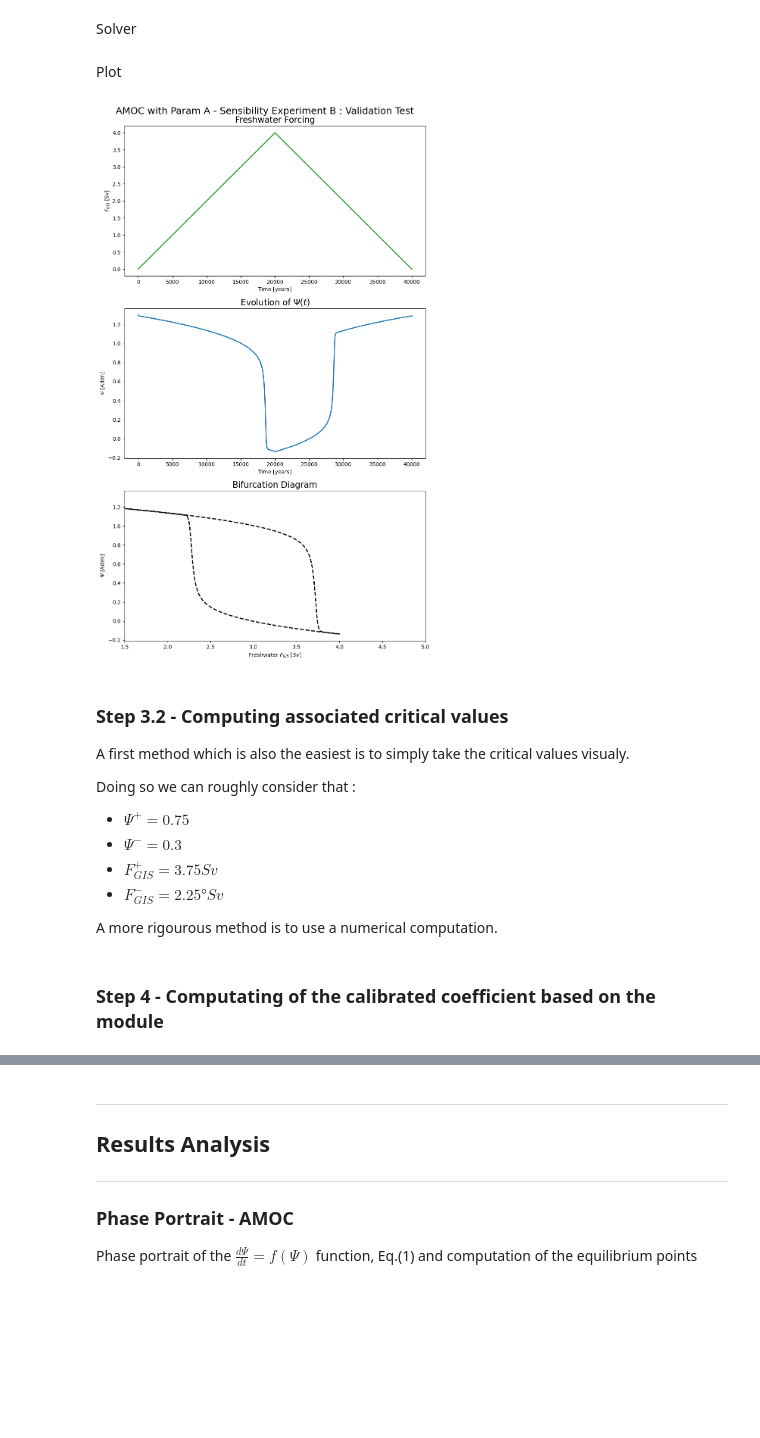
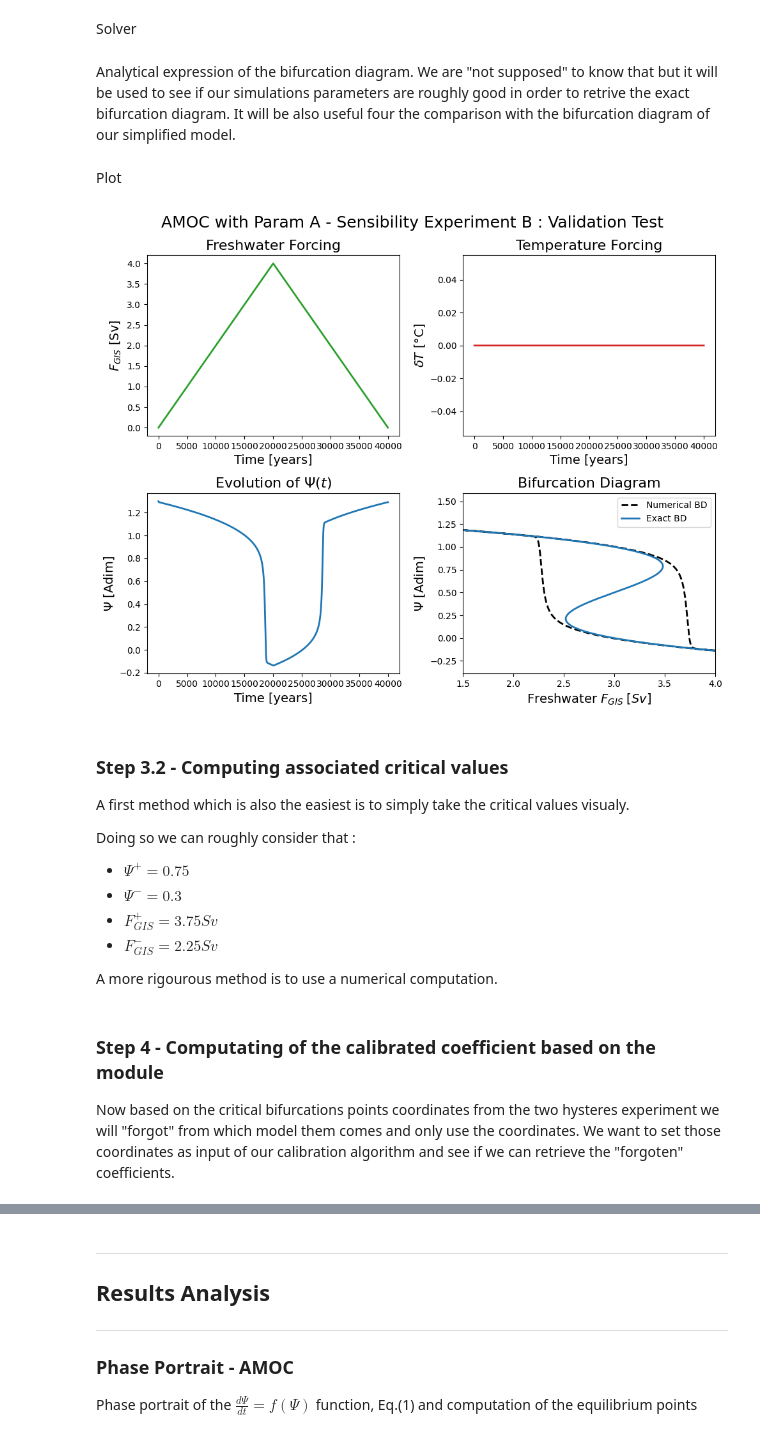
Before and after one commit to AmauryLaridon/LPHYS2299-Master-s-Thesis, a Jupyter notebook: AMOC-GIS Tipping Module/Tipping Module Calibration - Param A/Tipping Module Calibration ParamA.ipynb, the cells around one changed output, grey strips where cells are left out. Saved outputs shown, nothing was run; the diff lists cells and outputs as text; code cells hidden in the pictures; blank space fills up the shorter version.

Commit message:
cont valid test 2.0

```diff
--- a/AMOC-GIS Tipping Module/Tipping Module Calibration - Param A/Tipping Module Calibration ParamA.ipynb
+++ b/AMOC-GIS Tipping Module/Tipping Module Calibration - Param A/Tipping Module Calibration ParamA.ipynb
@@ -905,3 +910,6 @@ sol = solve_ivp(f, [t0, tend], y0, method="RK45", rtol=10**-6, t_eval=teval)
+# %%
+y = np.linspace(-0.3,1.5,1000)
+T = (y**3-a1_star*y**2-b1_star*y-c1_star-e12_star*F_cst)/d1_star
 # %% [markdown]
 Plot
 # %%
@@ -954,41 +972,56 @@ y0 = [1.3]  # initial value
 Parameterization of the forcing
 # %%
 # Parameterization of the temperature forcing - T constant
-forcing_temperature = interpolate.interp1d([t0,tend],[0,0],bounds_error= False, fill_value=0)
+T_cst = 0
+forcing_temperature = interpolate.interp1d([t0,tend],[T_cst,T_cst],bounds_error= False, fill_value=0)
 
 # Parameterization of the freshwater forcing
-forcing_freshwater = interpolate.interp1d([t0,(t0+tend)/2,tend],[0,4,0],bounds_error= False, fill_value=0)
+F_forcing_max = 4
+forcing_freshwater = interpolate.interp1d([t0,(t0+tend)/2,tend],[0,F_forcing_max,0],bounds_error= False, fill_value=0)
 # %% [markdown]
 Solver
 # %%
-sol = solve_ivp(f, [t0, tend], y0, method="RK45", rtol=10**-6, t_eval=teval)
+sol_ExpB = solve_ivp(f, [t0, tend], y0, method="RK45", rtol=10**-6, t_eval=teval)
+# %% [markdown]
+Analytical expression of the bifurcation diagram. We are "not supposed" to know that but it will be used to see if our simulations parameters are roughly good in order to retrive the exact bifurcation diagram. It will be also useful four the comparison with the bifurcation diagram of our simplified model.
+# %%
+y = np.linspace(-0.3,1.5,1000)
+F = (y**3-a1_star*y**2-b1_star*y-c1_star-d1_star*T_cst)/e12_star
 # %% [markdown]
 Plot
 # %%
-fig, [ax1, ax2, ax3] = plt.subplots(3, 1, figsize=(9, 15))
+fig, axes = plt.subplots(ncols=2, nrows=2, figsize=(10,8))
+ax1, ax2, ax3, ax4 = axes.flatten()
 
-fig.suptitle(
-    "AMOC with Param A - Sensibility Experiment B : Validation Test", size=18)
-ax1.plot(sol.t, forcing_freshwater(sol.t), lw=2, color="tab:green")
+fig.suptitle("AMOC with Param A - Sensibility Experiment B : Validation Test", size=18)
+
+ax1.plot(sol_ExpB.t, forcing_freshwater(sol_ExpB.t), lw=2, color="tab:green")
 ax1.set_title("Freshwater Forcing", size=16)
-ax1.set_xlabel("Time [years]")
-ax1.set_ylabel(r"$F_{GIS}$ [Sv]")
+ax1.set_xlabel("Time [years]", size=14)
+ax1.set_ylabel(r"$F_{GIS}$ [Sv]", size=14)
 
-ax2.plot(sol.t, sol.y[0], lw=2, color="tab:blue")
-ax2.set_title("Evolution of " + r"$\Psi(t)$", size=16)
-ax2.set_xlabel("Time [years]")
-ax2.set_ylabel(r"$\Psi$ [Adim]")
+ax2.plot(sol_ExpB.t, forcing_temperature(sol_ExpB.t), lw=2, color="tab:red")
+ax2.set_title("Temperature Forcing", size=16)
+ax2.set_xlabel("Time [years]", size=14)
+ax2.set_ylabel(r"$\delta T$ [°C]", size=14)
 
-ax3.plot(forcing_freshwater(sol.t), sol.y[0], "k--", lw=2)
-ax3.set_title("Bifurcation Diagram", size=16)
-ax3.set_xlabel("Freshwater " + r"$F_{GIS} \; [Sv]$")
-ax3.set_ylabel(r"$\Psi$ [Adim]")
-ax3.set_xlim((1.5, 5))
+ax3.plot(sol_ExpB.t, sol_ExpB.y[0], lw=2, color="tab:blue")
+ax3.set_title("Evolution of " + r"$\Psi(t)$", size=16)
+ax3.set_xlabel("Time [years]", size=14)
+ax3.set_ylabel(r"$\Psi$ [Adim]", size=14)
 
+ax4.plot(forcing_freshwater(sol_ExpB.t), sol_ExpB.y[0], "k--", lw=2, label="Numerical BD")
+ax4.plot(T,y,color="tab:blue", lw=2, label="Exact BD")
+ax4.set_title("Bifurcation Diagram", size=16)
+ax4.set_xlabel("Freshwater " + r"$F_{GIS} \; [Sv]$", size=14)
+ax4.set_ylabel(r"$\Psi$ [Adim]", size=14)
+ax4.set_xlim((1.5, 4))
+
+plt.legend()
 fig.tight_layout()
 plt.show()
 # %% [output]
-[figure, old version]
+[figure, new version]
 # %% [markdown]
 ### Step 3.2 - Computing associated critical values
 
@@ -999,8 +1032,10 @@ Doing so we can roughly consider that :
 - $\Psi^+ = 0.75$
 - $\Psi^- = 0.3$
 - $F_{GIS}^+ = 3.75 Sv$
-- $F_{GIS}^- = 2.25°Sv$
+- $F_{GIS}^- = 2.25Sv$
 
 A more rigourous method is to use a numerical computation.
-# %% [markdown]
-### Step 4 - Computating of the calibrated coefficient based on the module
+# %% [markdown]
+### Step 4 - Computating of the calibrated coefficient based on the module
+
+Now based on the critical bifurcations points coordinates from the two hysteres experiment we will "forgot" from which model them comes and only use the coordinates. We want to set those coordinates as input of our calibration algorithm and see if we can retrieve the "forgoten" coefficients.
```
Also changed, not shown: parts of 17 cells of this notebook, 24 other files.
